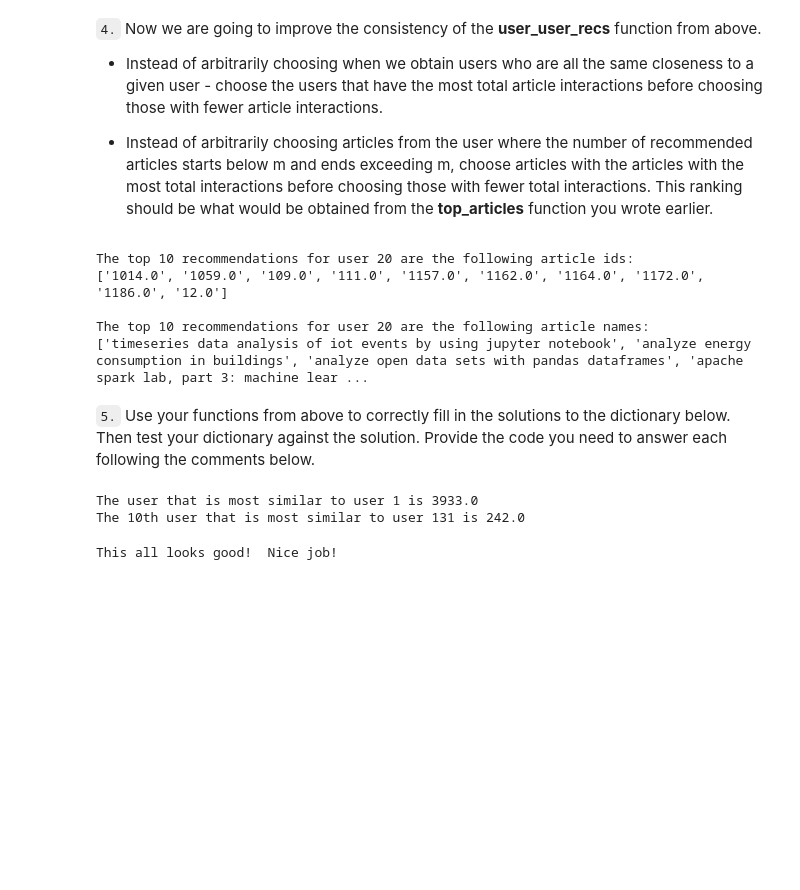
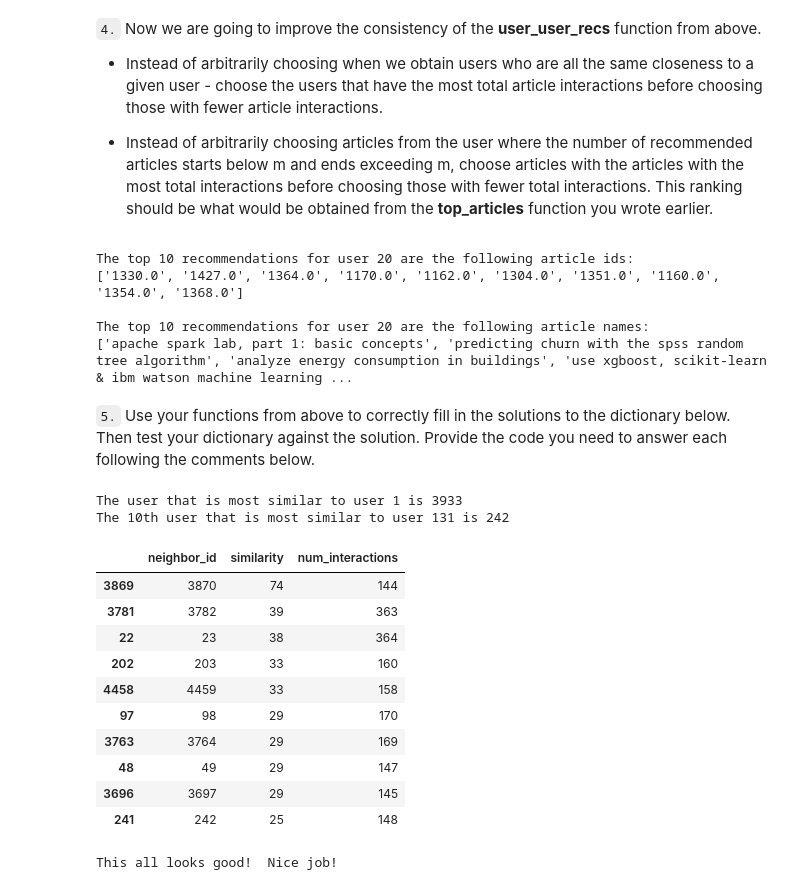
Before and after one commit to bronnimannj/recommendation_ibm, a Jupyter notebook: notebooks/recommendation_pipeline.ipynb, the cells around one changed output. Cells and saved outputs as stored; diff of their text form; code cells hidden in the pictures; blank space fills up the shorter version.

```diff
--- a/notebooks/recommendation_pipeline.ipynb
+++ b/notebooks/recommendation_pipeline.ipynb
@@ -461,7 +461,7 @@ def get_top_sorted_users(user_id, df=df, user_item=user_item):
 
     '''
     # Column names
-    col_names = ['neighbor_id', 'similarity', 'num_interactions']
+    col_names = ['neighbor_id', 'similarity']
 
     # initialise the table
     neighbors_df = pd.DataFrame(columns = col_names)
@@ -469,7 +469,13 @@ def get_top_sorted_users(user_id, df=df, user_item=user_item):
     # fill it
     neighbors_df['neighbor_id'] = user_item.index
     neighbors_df['similarity'] = user_item.dot(user_item.loc[user_id]).values
-    neighbors_df['num_interactions'] = df.user_id.value_counts().sort_index()
+
+    # add interactions
+    interactions = df['user_id'].value_counts().reset_index()
+    interactions.rename(columns = {'index':'neighbor_id', 'user_id':'num_interactions'}, inplace = True)
+    interactions
+
+    neighbors_df = neighbors_df.merge(interactions, on= 'neighbor_id')
 
     # remove itself
     neighbors_df = neighbors_df[neighbors_df['neighbor_id'] != user_id]
@@ -515,7 +521,12 @@ def user_user_recs_part2(user_id, m=10):
 
     for user in top_similar_users:
         similar_article_ids, similar_article_names = get_user_articles(user)
-        recommendations = np.setdiff1d(similar_article_ids, viewed_article_ids, assume_unique=True)
+
+        recommendations = np.setdiff1d(similar_article_ids, viewed_article_ids, assume_unique=True).tolist()
+
+        # sort according to interactions
+        recommendations = df.groupby('article_id')['user_id'].count()[recommendations].sort_values(ascending=False).index.tolist()
+
         for rec in recommendations:
             if len(recs) < m:
                 recs.append(rec)
@@ -535,10 +546,10 @@ print("The top 10 recommendations for user 20 are the following article names:")
 print(rec_names)
 # %% [output]
 The top 10 recommendations for user 20 are the following article ids:
-['1014.0', '1059.0', '109.0', '111.0', '1157.0', '1162.0', '1164.0', '1172.0', '1186.0', '12.0']
+['1330.0', '1427.0', '1364.0', '1170.0', '1162.0', '1304.0', '1351.0', '1160.0', '1354.0', '1368.0']
 
 The top 10 recommendations for user 20 are the following article names:
-['timeseries data analysis of iot events by using jupyter notebook', 'analyze energy consumption in buildings', 'analyze open data sets with pandas dataframes', 'apache spark lab, part 3: machine lear ...
+['apache spark lab, part 1: basic concepts', 'predicting churn with the spss random tree algorithm', 'analyze energy consumption in buildings', 'use xgboost, scikit-learn & ibm watson machine learning ...
 # %% [markdown]
 `5.` Use your functions from above to correctly fill in the solutions to the dictionary below.  Then test your dictionary against the solution.  Provide the code you need to answer each following the comments below.
 # %%
@@ -549,8 +560,22 @@ user131_10th_sim = get_top_sorted_users(131).iloc[9].neighbor_id
 print("The user that is most similar to user 1 is {}".format(user1_most_sim))
 print("The 10th user that is most similar to user 131 is {}".format(user131_10th_sim))
 # %% [output]
-The user that is most similar to user 1 is 3933.0
-The 10th user that is most similar to user 131 is 242.0
+The user that is most similar to user 1 is 3933
+The 10th user that is most similar to user 131 is 242
+# %%
+get_top_sorted_users(131).head(10)
+# %% [output]
+|  | neighbor_id | similarity | num_interactions |
+| 3869 | 3870 | 74 | 144 |
+| 3781 | 3782 | 39 | 363 |
+| 22 | 23 | 38 | 364 |
+| 202 | 203 | 33 | 160 |
+| 4458 | 4459 | 33 | 158 |
+| 97 | 98 | 29 | 170 |
+| 3763 | 3764 | 29 | 169 |
+| 48 | 49 | 29 | 147 |
+| 3696 | 3697 | 29 | 145 |
+| 241 | 242 | 25 | 148 |
 # %%
 ## Dictionary Test Here
 sol_5_dict = {
```
Also changed, not shown: 1 other file.
